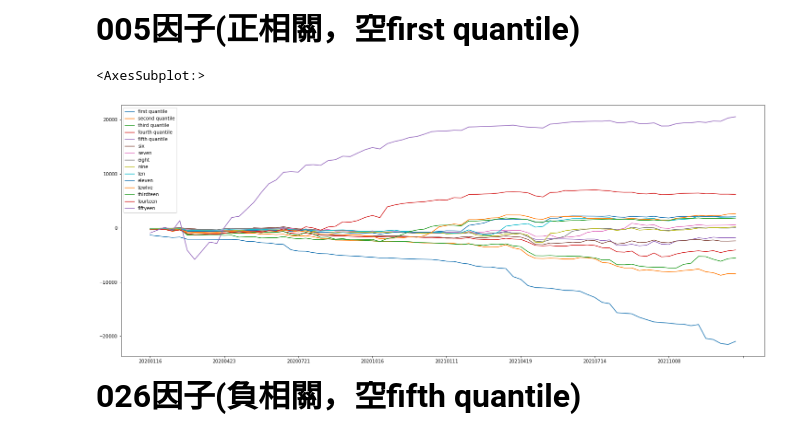
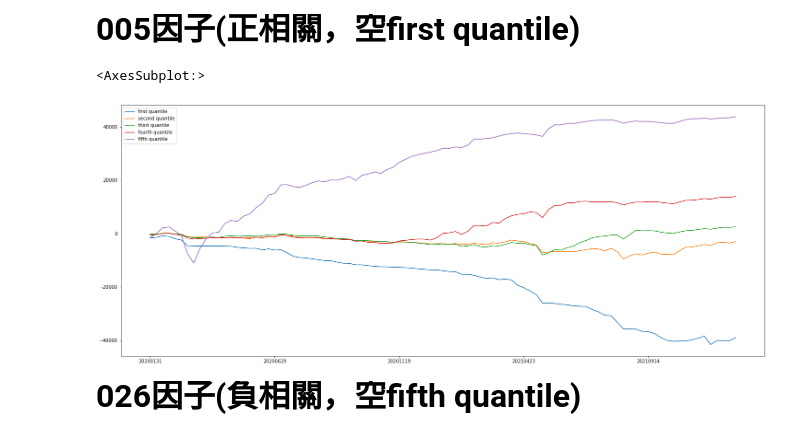
Before and after one commit to ErebusTW/Digital-Finance-Department-Project, a Jupyter notebook: 多因子測試.ipynb, the cells around one changed output. Cells and saved outputs as stored; diff of their text form; code cells hidden in the pictures.

```diff
--- a/多因子測試.ipynb
+++ b/多因子測試.ipynb
@@ -1146,14 +1046,0 @@ df_open05= df['open'][df['open'].index.isin(df_alpha005.index)]
-# %%
-#皆已開盤價買入一單位並在當日以收盤價賣出的005因子各組累積收益
-df_group_result = pd.DataFrame()
-i=0
-while i <= len(df_pct05)-5:
-    se =  pd.Series(df_close05.loc[df_pct05.index[i+5],:]- df_open05.loc[df_pct05.index[i+1],:]  ,name=df_pct05.index[i+1])
-    df_group_result = df_group_result.append(se.groupby(pd.cut(df_alpha005.loc[df_pct05.index[i],:],15, labels=group_names)).sum())
-    i=i+6
-df_group_result = df_group_result.cumsum()
-df_group_result.index = df_group_result.index.astype(str)
-df_group_result.plot(figsize=(25,10))
-# %% [output]
-<AxesSubplot:>
-[figure, removed]
@@ -1166,2 +1047,8 @@ for i in range(len(df_pct05)-1):
+# %%
+df_group_result_005, stock_result_dict_005= make_plotdf_and_resultdict(stock.alpha005(), 5,5)
+df_group_result_005.plot(figsize=(25,10))
+# %% [output]
+<AxesSubplot:>
+[figure, added]
 # %% [markdown]
 **<font  size=6> 026因子(負相關，空fifth quantile) </font>**
```
Also changed, not shown: parts of 61 cells of this notebook.
